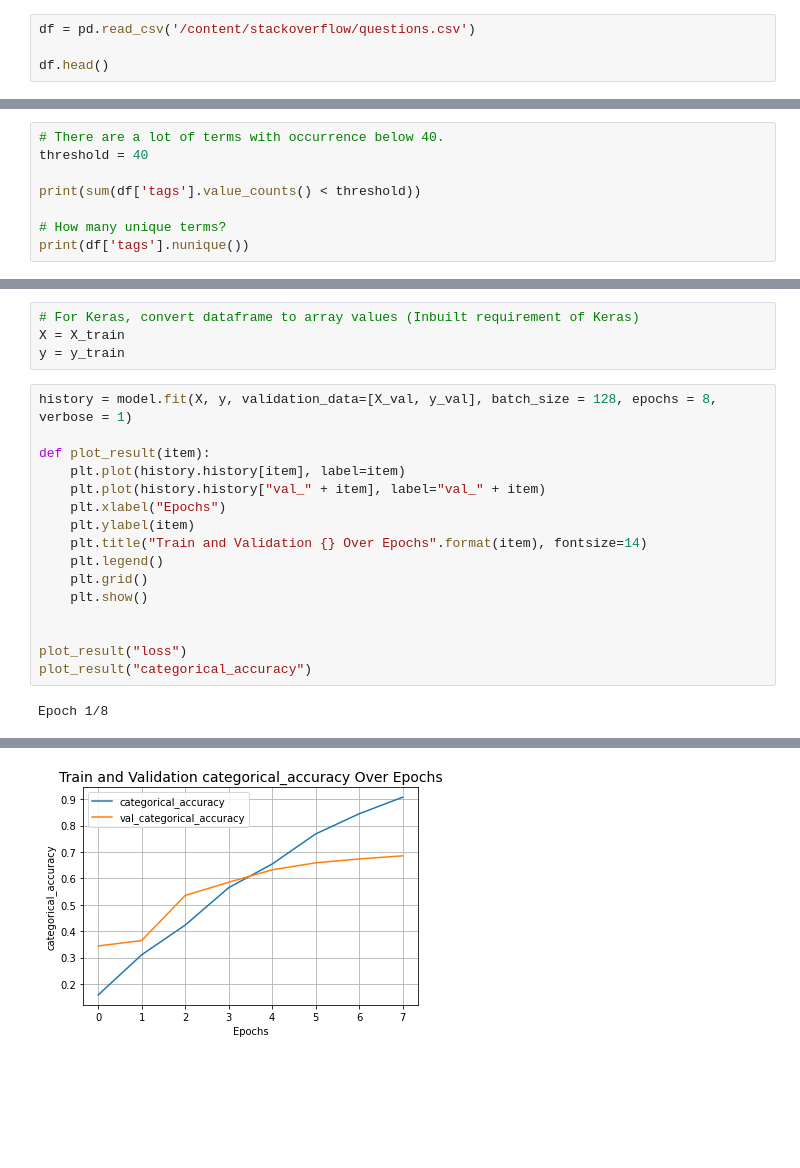
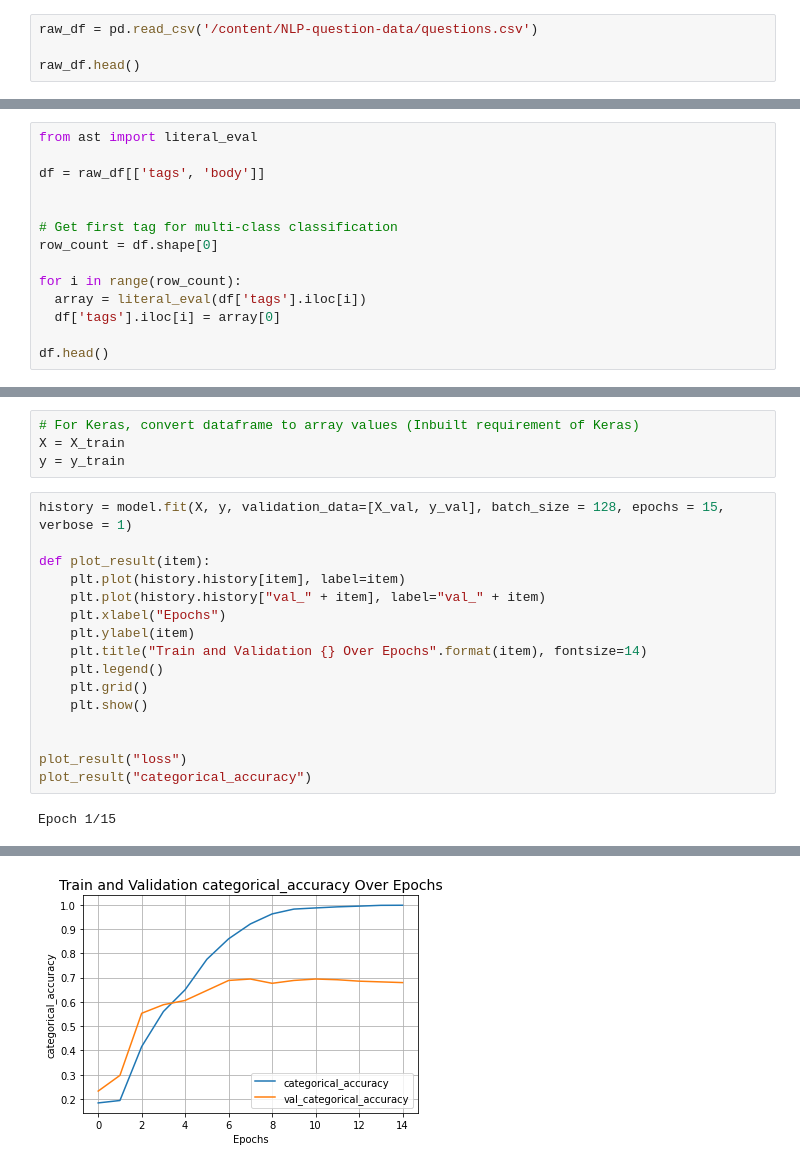
Before and after one commit to EnsarIshakoglu/NLP, a Jupyter notebook: NLP_Text_Classification.ipynb, the cells around one changed output, grey strips where cells are left out. Saved outputs shown, nothing was run; the diff lists cells and outputs as text; blank space fills up the shorter version.

```diff
--- a/NLP_Text_Classification.ipynb
+++ b/NLP_Text_Classification.ipynb
@@ -132,7 +115,7 @@ Drive not mounted, so nothing to flush and unmount.
 # %% [markdown]
 ### Load file from drive
 # %%
-df = pd.read_csv('/content/stackoverflow/questions.csv')
+raw_df = pd.read_csv('/content/NLP-question-data/questions.csv')
 
-df.head()
+raw_df.head()
 # %% [output]
@@ -144,0 +128,14 @@ df.head()
+# %%
+from ast import literal_eval
+
+df = raw_df[['tags', 'body']]
+
+
+# Get first tag for multi-class classification
+row_count = df.shape[0]
+
+for i in range(row_count):
+  array = literal_eval(df['tags'].iloc[i])
+  df['tags'].iloc[i] = array[0]
+
+df.head()
@@ -154,8 +161,0 @@ There are 4400 rows in the deduplicated dataset.
-# %%
-# There are a lot of terms with occurrence below 40.
-threshold = 40
-
-print(sum(df['tags'].value_counts() < threshold))
-
-# How many unique terms?
-print(df['tags'].nunique())
@@ -374,7 +386,7 @@ _________________________________________________________________
 X = X_train
 y = y_train
 # %%
-history = model.fit(X, y, validation_data=[X_val, y_val], batch_size = 128, epochs = 8, verbose = 1)
+history = model.fit(X, y, validation_data=[X_val, y_val], batch_size = 128, epochs = 15, verbose = 1)
 
 def plot_result(item):
     plt.plot(history.history[item], label=item)
@@ -390,4 +402,4 @@ def plot_result(item):
 plot_result("loss")
 plot_result("categorical_accuracy")
 # %% [output]
-Epoch 1/8
+Epoch 1/15
@@ -410,4 +424,4 @@ Epoch 8/8
-[figure, old version]
+[figure, new version]
 # %%
 _, categorical_acc = model.evaluate(X_test, y_test)
 print(f"Categorical accuracy on the test set: {round(categorical_acc * 100, 2)}%.")
```
Also changed, not shown: parts of 27 cells of this notebook.
